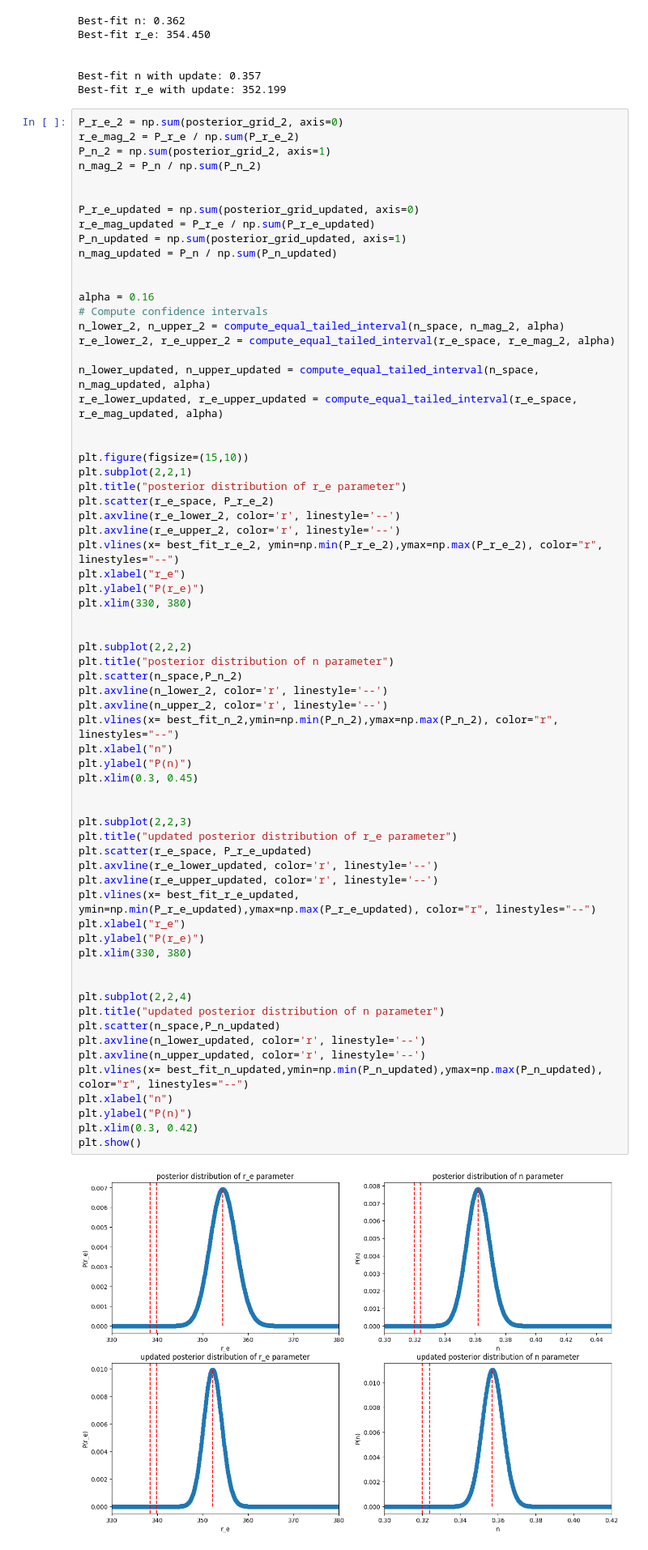
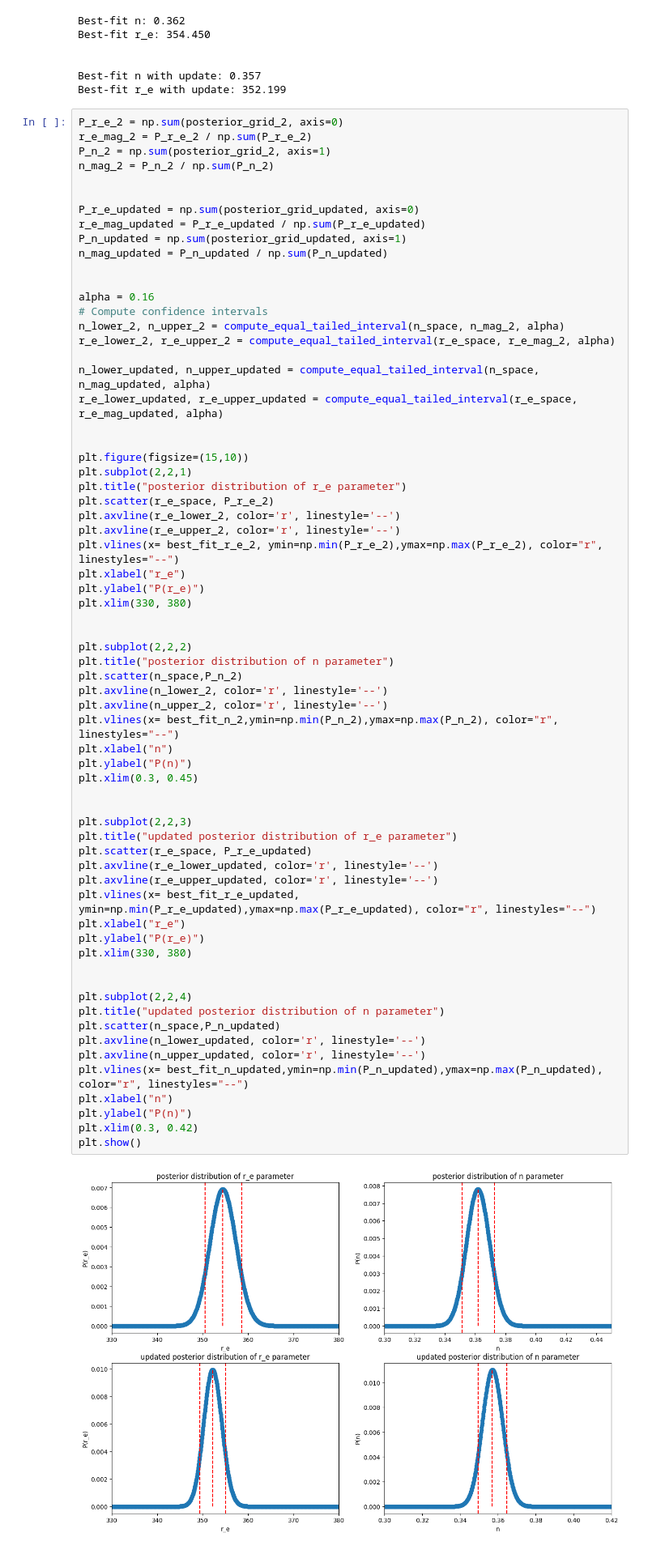
Before and after one commit to t-kist/Bayesian-Statistics-for-Astrophysics-2024, a Jupyter notebook: bayes24/lecture_notes/group4/Bundeltje/Scratchfile-Luka.ipynb, the cells around one changed output. Shown at 81% size. Drawn from its saved outputs; the diff is of its cells as text.

```diff
--- a/bayes24/lecture_notes/group4/Bundeltje/Scratchfile-Luka.ipynb
+++ b/bayes24/lecture_notes/group4/Bundeltje/Scratchfile-Luka.ipynb
@@ -427,15 +427,15 @@ Best-fit n with update: 0.357
 Best-fit r_e with update: 352.199
 # %%
 P_r_e_2 = np.sum(posterior_grid_2, axis=0)
-r_e_mag_2 = P_r_e / np.sum(P_r_e_2)
+r_e_mag_2 = P_r_e_2 / np.sum(P_r_e_2)
 P_n_2 = np.sum(posterior_grid_2, axis=1)
-n_mag_2 = P_n / np.sum(P_n_2)
+n_mag_2 = P_n_2 / np.sum(P_n_2)
 
 
 P_r_e_updated = np.sum(posterior_grid_updated, axis=0)
-r_e_mag_updated = P_r_e / np.sum(P_r_e_updated)
+r_e_mag_updated = P_r_e_updated / np.sum(P_r_e_updated)
 P_n_updated = np.sum(posterior_grid_updated, axis=1)
-n_mag_updated = P_n / np.sum(P_n_updated)
+n_mag_updated = P_n_updated / np.sum(P_n_updated)
 
 
 alpha = 0.16
@@ -465,34 +465,34 @@ plt.scatter(n_space,P_n_2)
 plt.axvline(n_lower_2, color='r', linestyle='--')
 plt.axvline(n_upper_2, color='r', linestyle='--')
 plt.vlines(x= best_fit_n_2,ymin=np.min(P_n_2),ymax=np.max(P_n_2), color="r", linestyles="--")
 plt.xlabel("n")
 plt.ylabel("P(n)")
 plt.xlim(0.3, 0.45)
 
 
 plt.subplot(2,2,3)
 plt.title("updated posterior distribution of r_e parameter")
 plt.scatter(r_e_space, P_r_e_updated)
 plt.axvline(r_e_lower_updated, color='r', linestyle='--')
 plt.axvline(r_e_upper_updated, color='r', linestyle='--')
 plt.vlines(x= best_fit_r_e_updated, ymin=np.min(P_r_e_updated),ymax=np.max(P_r_e_updated), color="r", linestyles="--")
 plt.xlabel("r_e")
 plt.ylabel("P(r_e)")
 plt.xlim(330, 380)
 
 
 plt.subplot(2,2,4)
 plt.title("updated posterior distribution of n parameter")
 plt.scatter(n_space,P_n_updated)
 plt.axvline(n_lower_updated, color='r', linestyle='--')
 plt.axvline(n_upper_updated, color='r', linestyle='--')
 plt.vlines(x= best_fit_n_updated,ymin=np.min(P_n_updated),ymax=np.max(P_n_updated), color="r", linestyles="--")
 plt.xlabel("n")
 plt.ylabel("P(n)")
 plt.xlim(0.3, 0.42)
 plt.show()
 # %% [output]
-[figure, old version]
+[figure, new version]
 # %%
 print(f"confidence interval for n: [{n_lower_2:.3f}, {n_upper_2:.3f}]")
 print(f"confidence interval for r_e: [{r_e_lower_2:.3f}, {r_e_upper_2:.3f}]")
```
Also changed, not shown: parts of 1 cell of this notebook.
